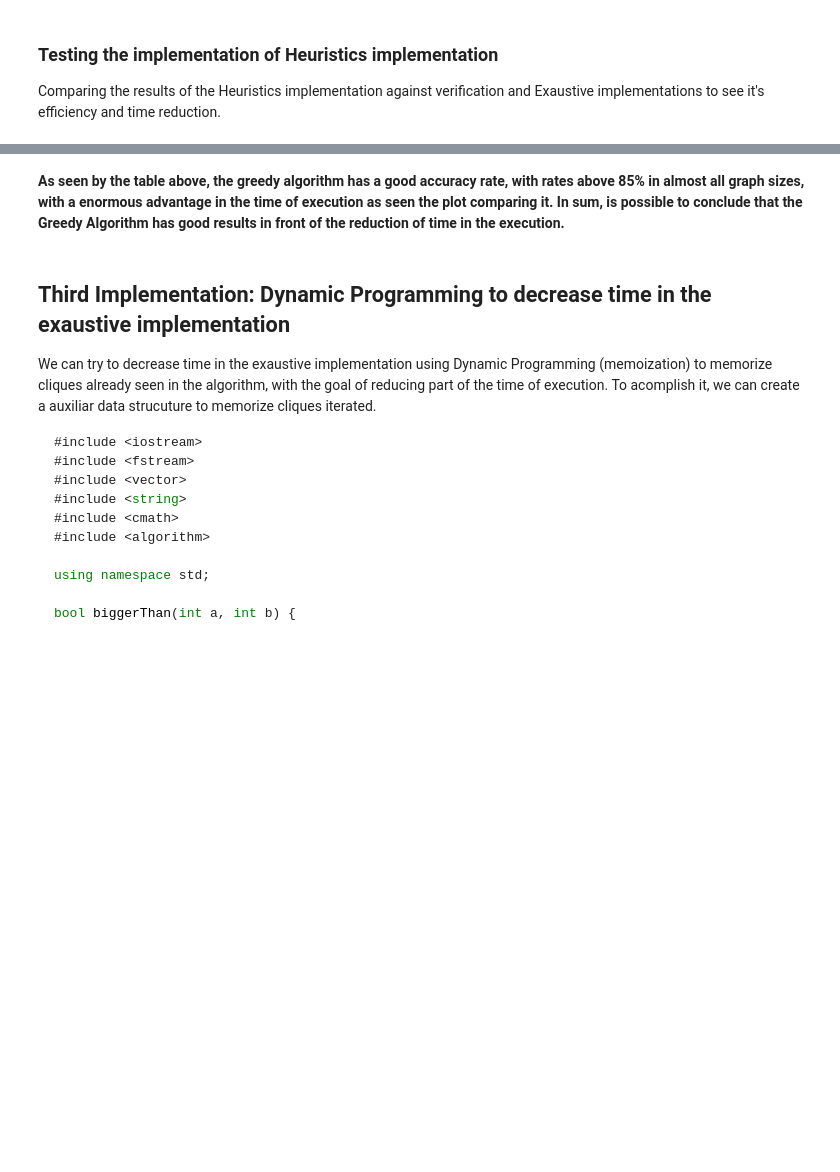
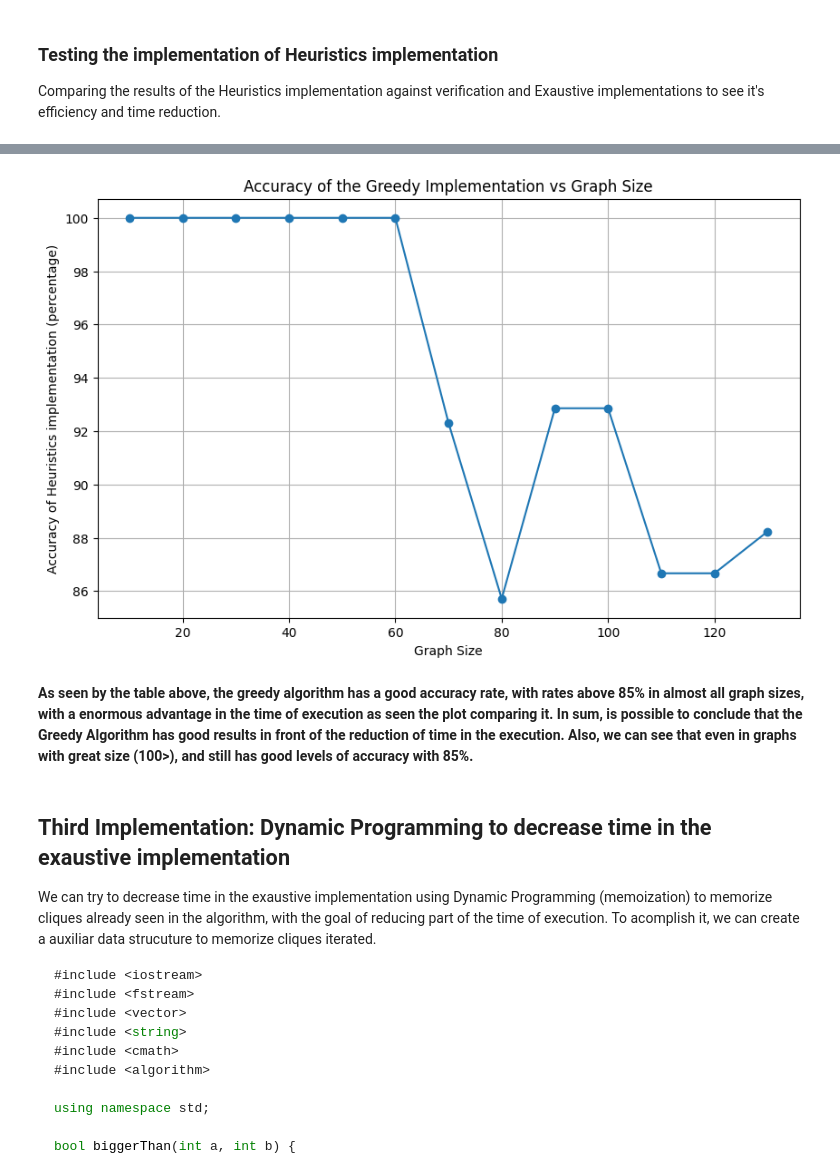
Before and after one commit to matheus-1618/Maximal-Clique-Problem, a Jupyter notebook: src/Report.ipynb, the cells around one changed output, grey strips where cells are left out. Drawn from its saved outputs; the diff is of its cells as text; code cells hidden in the pictures; blank space fills up the shorter version.

```diff
--- a/src/Report.ipynb
+++ b/src/Report.ipynb
@@ -500,5 +499,16 @@ plt.show()
+# %%
+plt.figure(figsize=(10, 6))
+plt.plot(df['Graph Size'], df["Accuracy Rate of Heuristics"], marker='o')
+
+plt.xlabel('Graph Size')
+plt.ylabel('Accuracy of Heuristics implementation (percentage)')
+plt.title('Accuracy of the Greedy Implementation vs Graph Size')
+plt.grid(True)
+plt.show()
+# %% [output]
+[figure, added]
 # %% [markdown]
-**As seen by the table above, the greedy algorithm  has a good accuracy rate, with rates above 85% in almost all graph sizes, with a enormous advantage in the time of execution as seen the plot comparing it. In sum, is possible to conclude that the Greedy Algorithm has good results in front of the reduction of time in the execution.**
+**As seen by the table above, the greedy algorithm  has a good accuracy rate, with rates above 85% in almost all graph sizes, with a enormous advantage in the time of execution as seen the plot comparing it. In sum, is possible to conclude that the Greedy Algorithm has good results in front of the reduction of time in the execution. Also, we can see that even in graphs with great size (100>), and still has good levels of accuracy with 85%.**
 # %% [markdown]
 ## Third Implementation: Dynamic Programming to decrease time in the exaustive implementation
 
```
Also changed, not shown: parts of 20 cells of this notebook.
